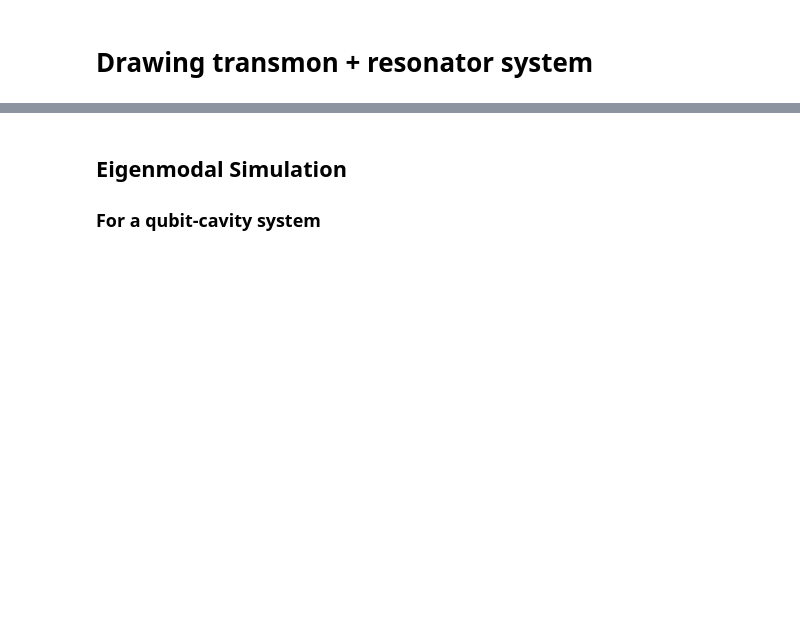
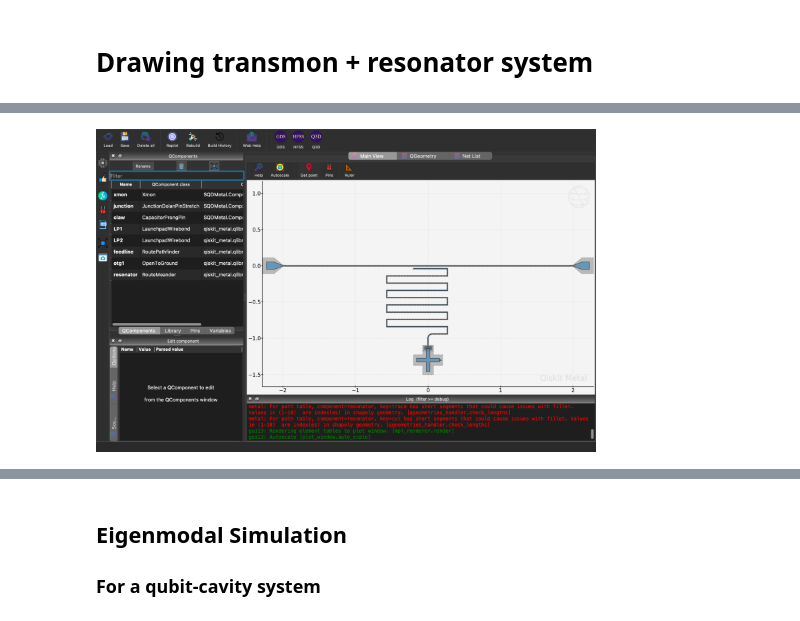
Before and after one commit to AwkwaBear/tutorials_quantum_device_design, a Jupyter notebook: transmon_resonator.ipynb, the cells around one changed output, grey strips where cells are left out. Saved outputs shown, nothing was run; the diff lists cells and outputs as text; code cells hidden in the pictures; blank space fills up the shorter version.

```diff
--- a/transmon_resonator.ipynb
+++ b/transmon_resonator.ipynb
@@ -583,3 +575,93 @@ os.environ["PMIX_MCA_gds"]="hash"
 
 import gmsh
 gmsh.initialize()
+# %%
+
+design = designs.DesignPlanar({}, overwrite_enabled=True)
+design.delete_all_components()
+gui = MetalGUI(design)
+
+
+# Set up chip dimensions
+design.chips.main.size.size_x = '2.4mm'
+design.chips.main.size.size_y = '2.4mm'
+design.chips.main.size.size_z = '-280um'
+design.chips.main.size.center_x = '0mm'
+design.chips.main.size.center_y = '-1mm'
+
+# Resonator and feedline gap width (W) and center conductor width (S)
+design.variables['cpw_width'] = '10 um' #S
+design.variables['cpw_gap'] = '6 um' #W
+# Lets create the qubit with a junction and a claw
+
+### Qubit
+# Qubit
+xmon = Xmon(design, 'xmon', options=Dict(pos_x = '0mm', pos_y='-1.3',
+                                    vBar_width='50um', hBar_width='50um', vBar_gap=f'{50}um', hBar_gap=f'{50}um',
+                                    cross_width=f'{320}um', cross_height=f'{320}um',
+                                    gap_up='40um', gap_left='40um', gap_right='40um', gap_down='40um'))
+
+# Junction
+JunctionDolanPinStretch(design, 'junction', options=Dict(pin_inputs=Dict(start_pin=Dict(component=f'xmon',pin='right')),
+                                                         dist_extend='24um',
+                                                         layer=2,
+                                                         finger_width='0.4um', t_pad_size='0.385um',
+                                                         squid_width='5.4um', prong_width='0.9um'))
+
+
+# Claw
+CapacitorProngPin(design, 'claw', options=Dict(pin_inputs=Dict(start_pin=Dict(component=f'xmon',pin='up')),
+                                                prong_width='10um', prong_length='20um', pin_gap_side='10um',
+                                                gap_side='20um', pad_thickness='20um',
+                                                gap_front='20um', gap_back='20um', trace_width='10um'))
+
+# Lauchpad 1
+x1 = '-2mm'
+y1 = '0mm'
+launch_options1 = dict(chip='main', pos_x=x1, pos_y=y1, orientation='360', lead_length='30um', pad_height='103um',
+                      pad_width='103um', pad_gap='60um')
+LP1 = LaunchpadWirebond(design, 'LP1', options = launch_options1)
+
+# Launchpad 2
+x2 = '2mm'
+y1 = '0mm'
+launch_options2 = dict(chip='main', pos_x=x2, pos_y=y1, orientation='180', lead_length='30um', pad_height='103um',
+                      pad_width='103um', pad_gap='60um')
+LP2 = LaunchpadWirebond(design, 'LP2', options = launch_options2)
+
+# Using path finder to connect the two launchpads
+feedline = RoutePathfinder(design, 'feedline', options = dict(chip='main', trace_width ='10um',
+                                            trace_gap ='6um',
+                                            fillet='200um',
+                                            hfss_wire_bonds = True,
+                                            lead=dict(end_straight='0.1mm'),
+                                            pin_inputs=Dict(
+                                                start_pin=Dict(
+                                                    component='LP1',
+                                                    pin='tie'),
+                                                end_pin=Dict(
+                                                    component='LP2',
+                                                    pin='tie')
+                                            )))
+#open to ground for resonator
+otg1 = OpenToGround(design, 'otg1', options=dict(chip='main', pos_x='-0.2mm',  pos_y='-40um', orientation = 180))
+
+# Use RouteMeander to fix the total length of the resonator
+res1 = RouteMeander(design, 'resonator',  Dict(
+        trace_width ='8um',
+        trace_gap ='4um',
+        total_length='8mm',
+        hfss_wire_bonds = False,
+        fillet='60um',
+        lead = dict(start_straight='50um'),
+        meander = dict( spacing='0.1mm'),
+        pin_inputs=Dict(
+        start_pin=Dict(component= 'otg1', pin= 'open'),
+        end_pin=Dict(component= 'claw', pin= 'a')), ))
+
+# rebuild the GUI
+design.rebuild()
+gui.rebuild()
+gui.autoscale()
+gui.screenshot('sims/qubit-cavity.png')
+# %% [output]
@@ -586,3 +674,4 @@ gmsh.initialize()
+[figure, added]
 # %%
 from SQDMetal.PALACE.Capacitance_Simulation import PALACE_Capacitance_Simulation
 
```
Also changed, not shown: parts of 34 cells of this notebook.
